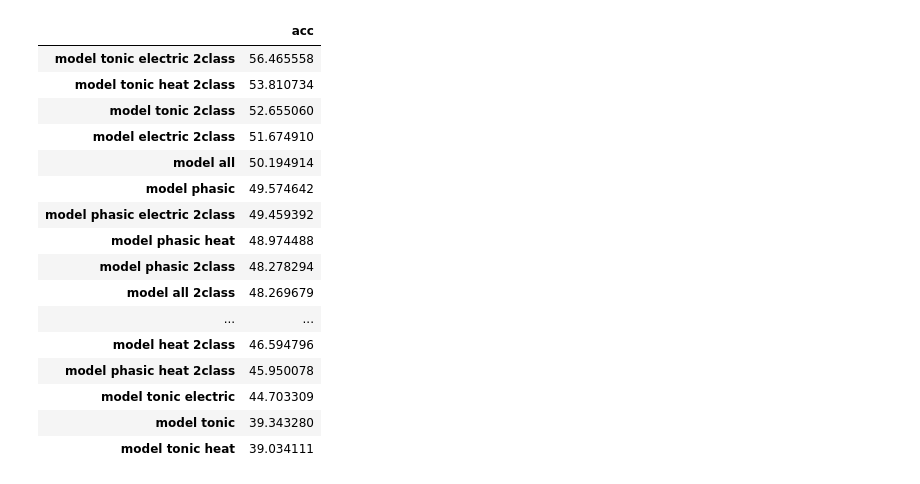
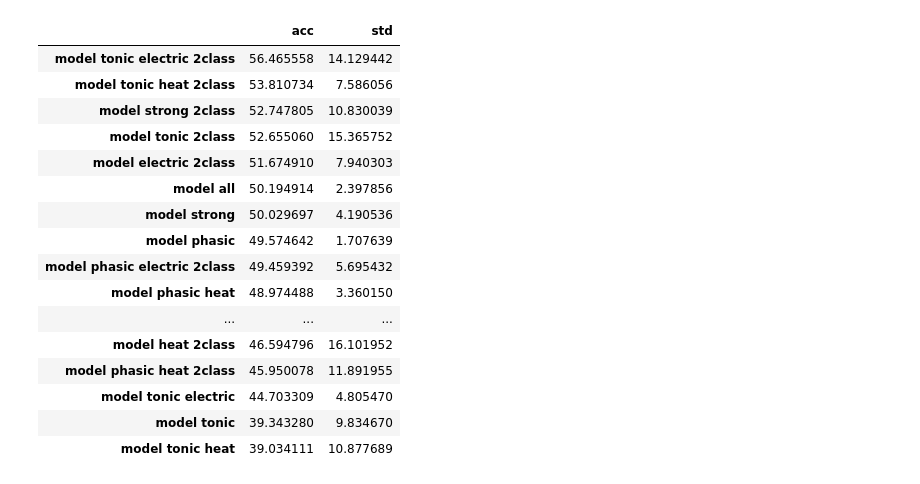
Before and after one commit to sven-knoblauch/PainLevelShiftDetection, a Jupyter notebook: ThreeClassSiamese/results/no_finetuning/display_results.ipynb, the cells around one changed output. Cells and saved outputs as stored; diff of their text form; code cells hidden in the pictures.

```diff
--- a/ThreeClassSiamese/results/no_finetuning/display_results.ipynb
+++ b/ThreeClassSiamese/results/no_finetuning/display_results.ipynb
@@ -13,29 +13,29 @@ files = [file for file in os.listdir(".\\") if file.endswith(".csv")]
 # %%
 data_list = {}
 df = pd.DataFrame([])
 for file in files:
     data = pd.read_csv(file)
     data_list[file] = data
-    df = pd.concat([df, pd.DataFrame([data["accuracy"].mean()]).T.rename(columns={0: "acc"}, index={0: file[:-4].replace("_", " ")})])
+    df = pd.concat([df, pd.DataFrame([data["accuracy"].mean(), data["accuracy"].std()]).T.rename(columns={0: "acc", 1: "std"}, index={0: file[:-4].replace("_", " ")})])
 df.sort_values(by=['acc'], ascending=False)
 # %% [output]
-|  | acc |
-| model tonic electric 2class | 56.465558 |
-| model tonic heat 2class | 53.810734 |
-| model tonic 2class | 52.655060 |
-| model electric 2class | 51.674910 |
-| model all | 50.194914 |
-| model phasic | 49.574642 |
-| model phasic electric 2class | 49.459392 |
-| model phasic heat | 48.974488 |
-| model phasic 2class | 48.278294 |
-| model all 2class | 48.269679 |
-| ... | ... |
-| model heat 2class | 46.594796 |
-| model phasic heat 2class | 45.950078 |
-| model tonic electric | 44.703309 |
-| model tonic | 39.343280 |
-| model tonic heat | 39.034111 |
+|  | acc | std |
+| model tonic electric 2class | 56.465558 | 14.129442 |
+| model tonic heat 2class | 53.810734 | 7.586056 |
+| model strong 2class | 52.747805 | 10.830039 |
+| model tonic 2class | 52.655060 | 15.365752 |
+| model electric 2class | 51.674910 | 7.940303 |
+| model all | 50.194914 | 2.397856 |
+| model strong | 50.029697 | 4.190536 |
+| model phasic | 49.574642 | 1.707639 |
+| model phasic electric 2class | 49.459392 | 5.695432 |
+| model phasic heat | 48.974488 | 3.360150 |
+| ... | ... | ... |
+| model heat 2class | 46.594796 | 16.101952 |
+| model phasic heat 2class | 45.950078 | 11.891955 |
+| model tonic electric | 44.703309 | 4.805470 |
+| model tonic | 39.343280 | 9.834670 |
+| model tonic heat | 39.034111 | 10.877689 |
 # %%
 # parse confusion matrix (saved as string in csv file) to float matrix
 def parse_cm(s):
```
Also changed, not shown: parts of 2 cells of this notebook, 20 other files.
